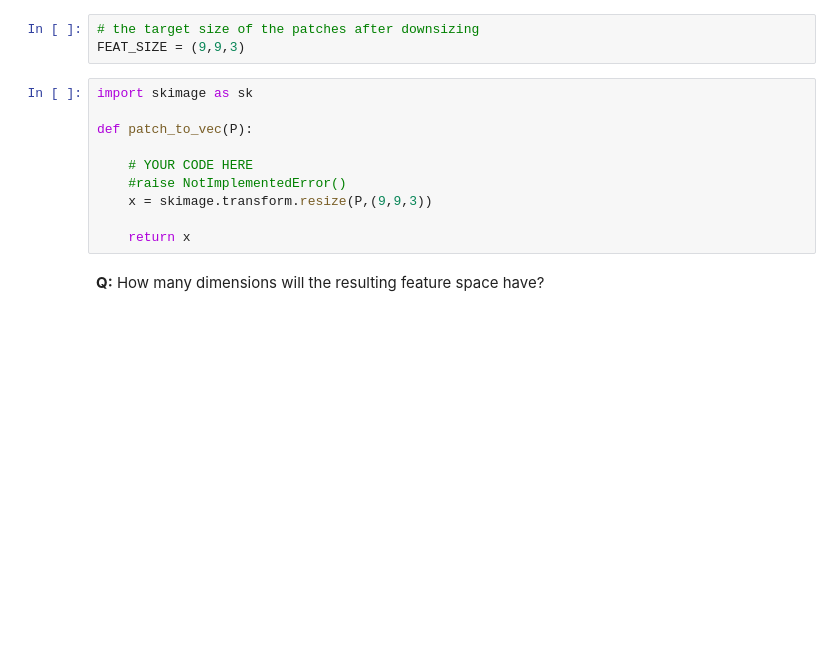
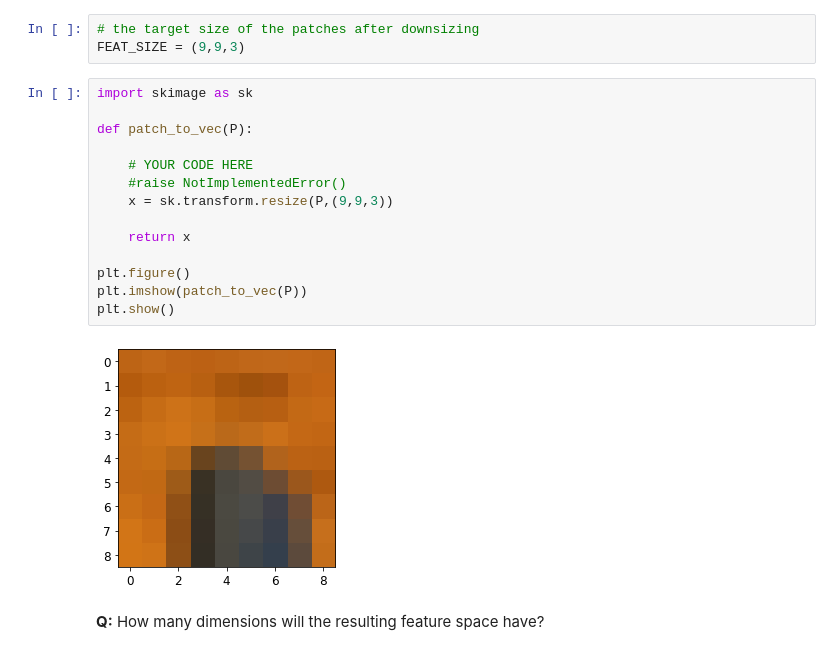
Before and after one commit to ShantanuShivankar/Machine_learning, a Jupyter notebook: RO47002-practicum2/RO47002-week2.ipynb, the cells around one changed output. Saved outputs shown, nothing was run; the diff lists cells and outputs as text; blank space fills up the shorter version.

```diff
--- a/RO47002-practicum2/RO47002-week2.ipynb
+++ b/RO47002-practicum2/RO47002-week2.ipynb
@@ -310,13 +312,19 @@ FEAT_SIZE = (9,9,3)
 # %%
 import skimage as sk
 
 def patch_to_vec(P):
 
     # YOUR CODE HERE
     #raise NotImplementedError()
-    x = skimage.transform.resize(P,(9,9,3))
+    x = sk.transform.resize(P,(9,9,3))
 
     return x
+
+plt.figure()
+plt.imshow(patch_to_vec(P))
+plt.show()
+# %% [output]
+[figure, added]
 # %% [markdown]
 **Q:** How many dimensions will the resulting feature space have?
 # %%
```
Also changed, not shown: parts of 19 cells of this notebook.
